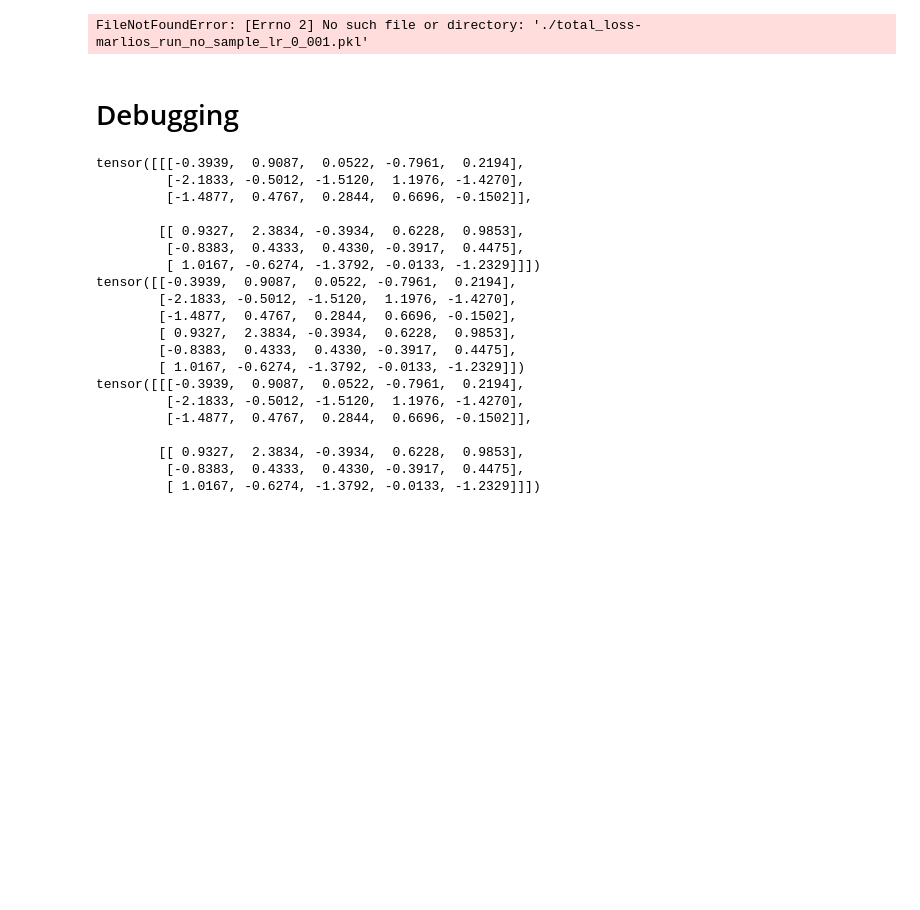
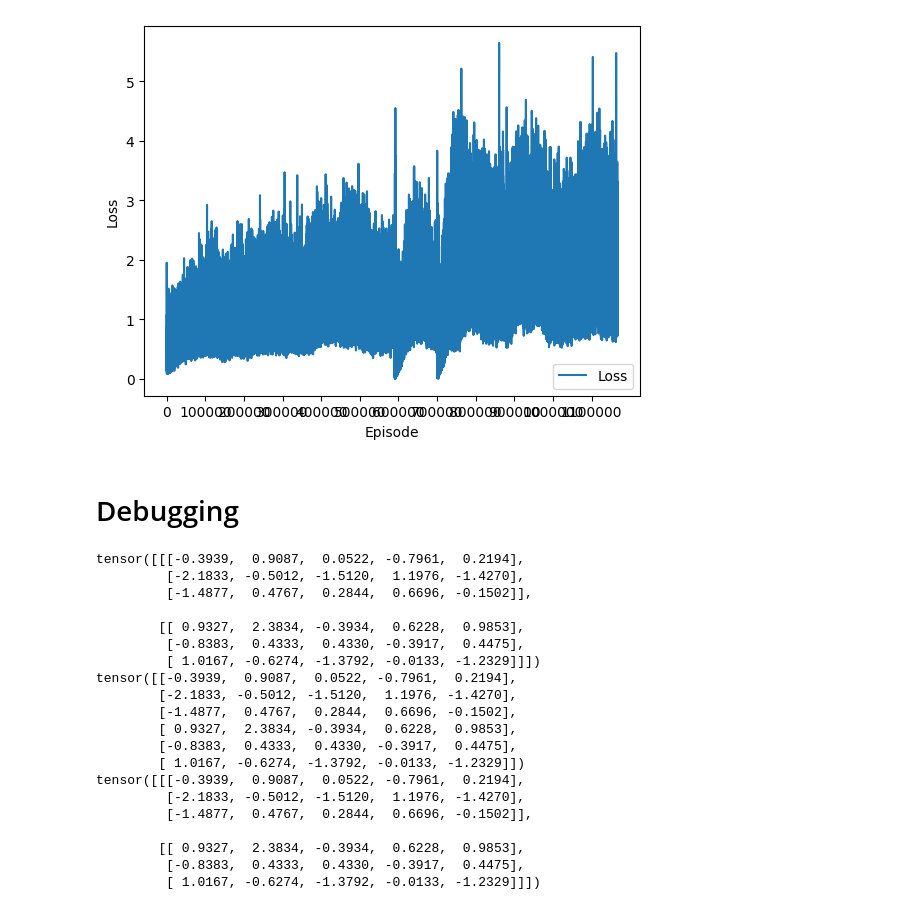
Before and after one commit to joshmazen14/maRLios, a Jupyter notebook: testing_marly.ipynb, the cells around one changed output. Saved outputs shown, nothing was run; the diff lists cells and outputs as text; code cells hidden in the pictures; blank space fills up the shorter version.

```diff
--- a/testing_marly.ipynb
+++ b/testing_marly.ipynb
@@ -291,7 +297,7 @@ plot_rewards(ep_per_stat=10, from_file='./total_rewards-marlios_run_no_sample_lr
 # %%
-plot_loss(ep_per_stat=10, from_file='./total_loss-marlios_run_no_sample_lr_0_001.pkl')
+plot_loss(ep_per_stat=100000, from_file='./total_loss-marlios_run_two_action_set_lr_0_0001.pkl')
 # %% [output]
-FileNotFoundError: [Errno 2] No such file or directory: './total_loss-marlios_run_no_sample_lr_0_001.pkl'
+[figure, added]
 # %% [markdown]
 # Debugging
 # %%
```
Also changed, not shown: parts of 5 cells of this notebook, 6 other files.
